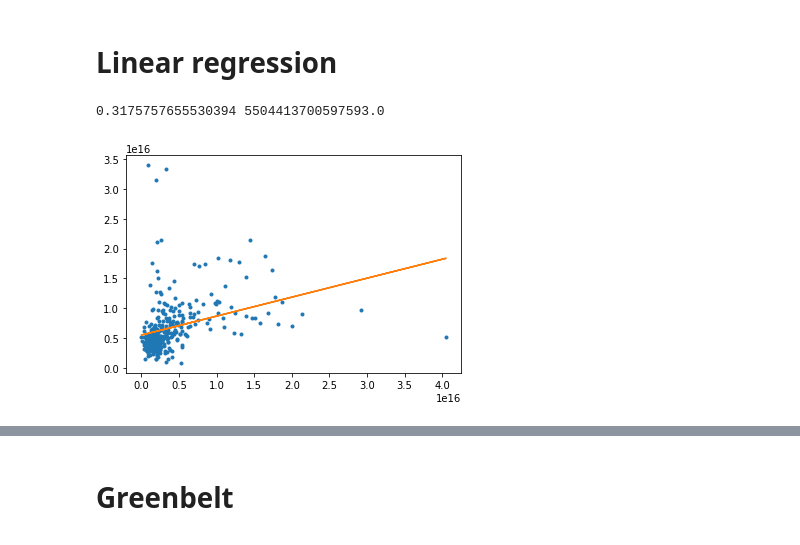
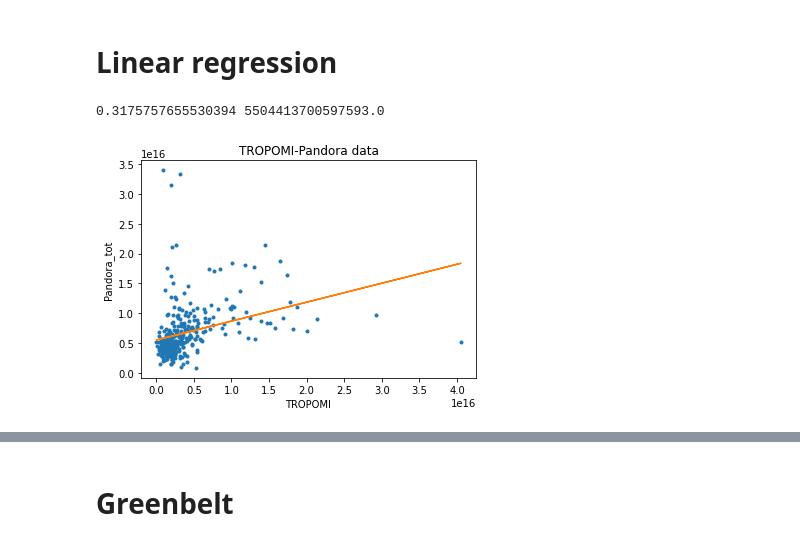
Before and after one commit to qdzhu/ACES, a Jupyter notebook: TROPOMI_Pandora_comparison.ipynb, the cells around one changed output, grey strips where cells are left out. Saved outputs shown, nothing was run; the diff lists cells and outputs as text; code cells hidden in the pictures.

```diff
--- a/TROPOMI_Pandora_comparison.ipynb
+++ b/TROPOMI_Pandora_comparison.ipynb
@@ -353,12 +353,16 @@ print(r2_score(tropomi_Boulder_interp,Boulder_pa['NO2_tot_col']))
 # %%
 #TROPOMI and Pandora(NO2_tot_col)
 m, b = np.polyfit(tropomi_Boulder_interp,Boulder_pa['NO2_tot_col'], 1)
 print(m,b)
 
 # plot the original data points as well as the line of best fit
 plt.plot(tropomi_Boulder_interp,Boulder_pa['NO2_tot_col'],".")
 plt.plot(tropomi_Boulder_interp, b + m * tropomi_Boulder_interp, '-')
+
+plt.ylabel('Pandora_tot')
+plt.xlabel('TROPOMI')
+plt.title('TROPOMI-Pandora data')
 plt.show()
 # %% [output]
 0.3175757655530394 5504413700597593.0
-[figure, old version]
+[figure, new version]
```
Also changed, not shown: parts of 17 cells of this notebook.
